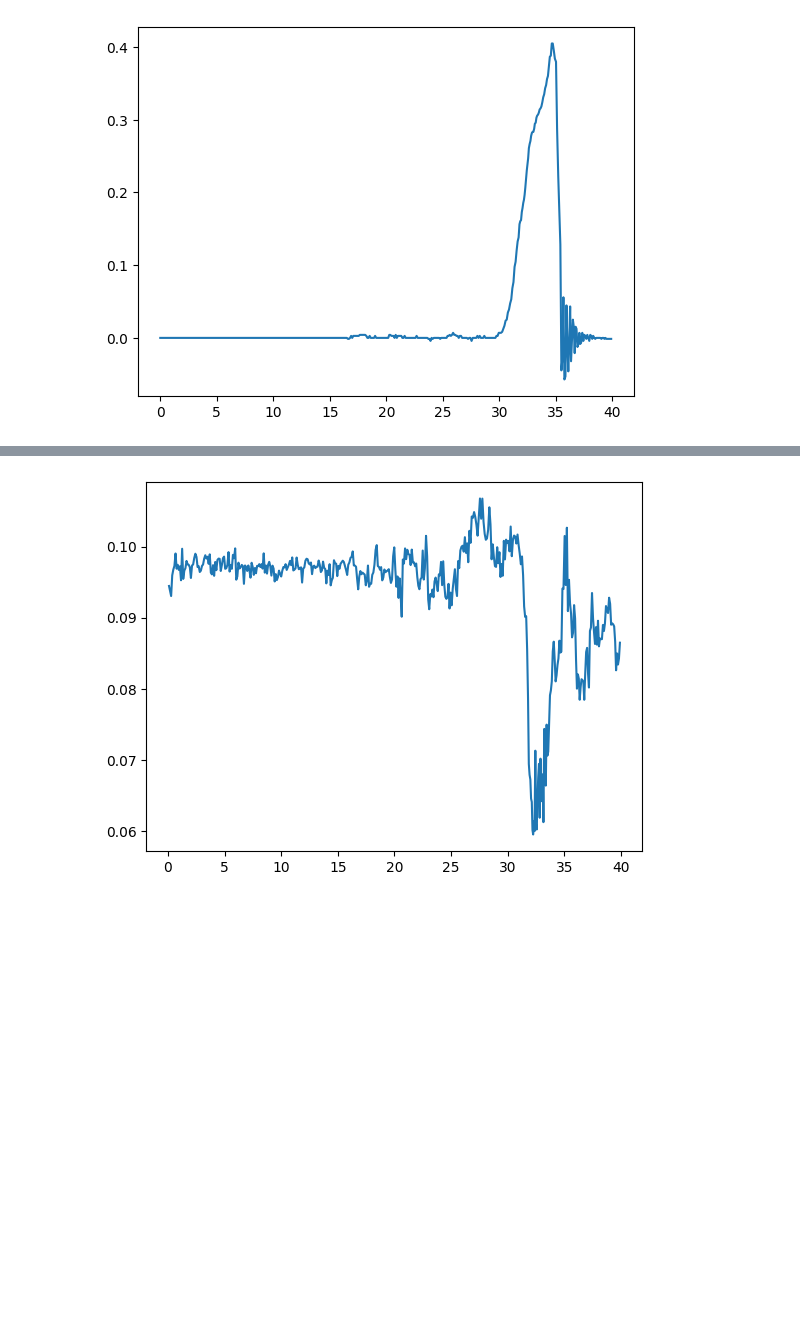
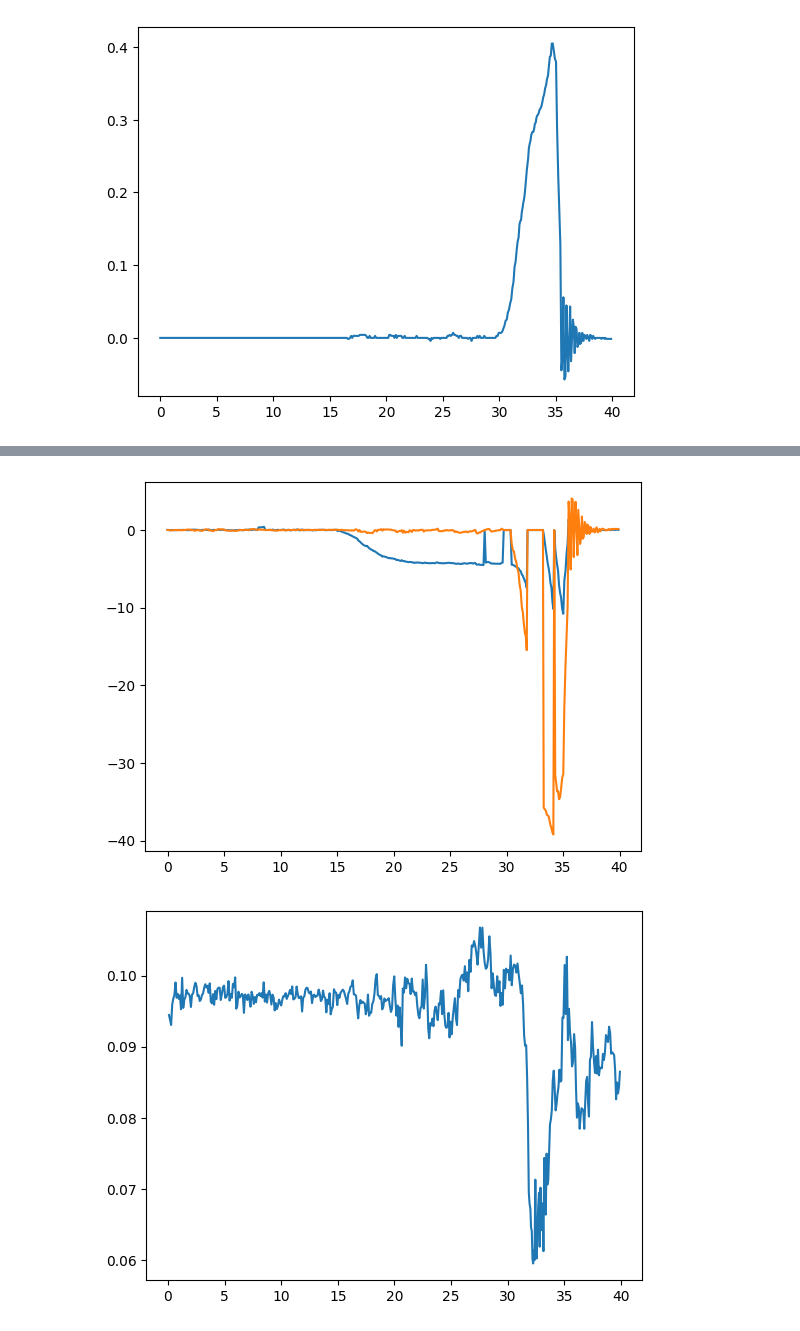
Before and after one commit to Keshish/ATFP, a Jupyter notebook: process_data.ipynb, the cells around one changed output, grey strips where cells are left out. Drawn from its saved outputs; the diff is of its cells as text; code cells hidden in the pictures; blank space fills up the shorter version.

```diff
--- a/process_data.ipynb
+++ b/process_data.ipynb
@@ -127,3 +127,8 @@ plt.show()
+# %%
+plt.plot(DevelopmentData.Timestamp, DevelopmentData.loc[:,["SecondObjectSpeed_X","SecondObjectSpeed_Y"]])
+plt.show()
+# %% [output]
+[figure, added]
 # %%
 plt.plot(DevelopmentData.Timestamp,DevelopmentData.Timestamp.diff())
 plt.show()
```
Also changed, not shown: parts of 2 cells of this notebook.
